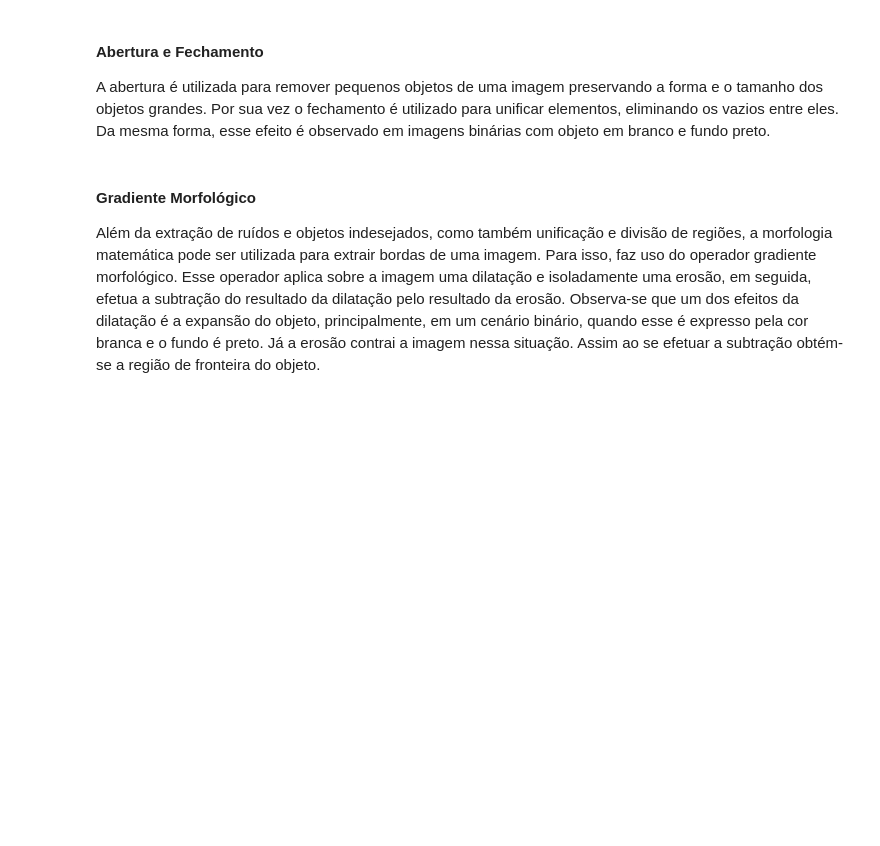
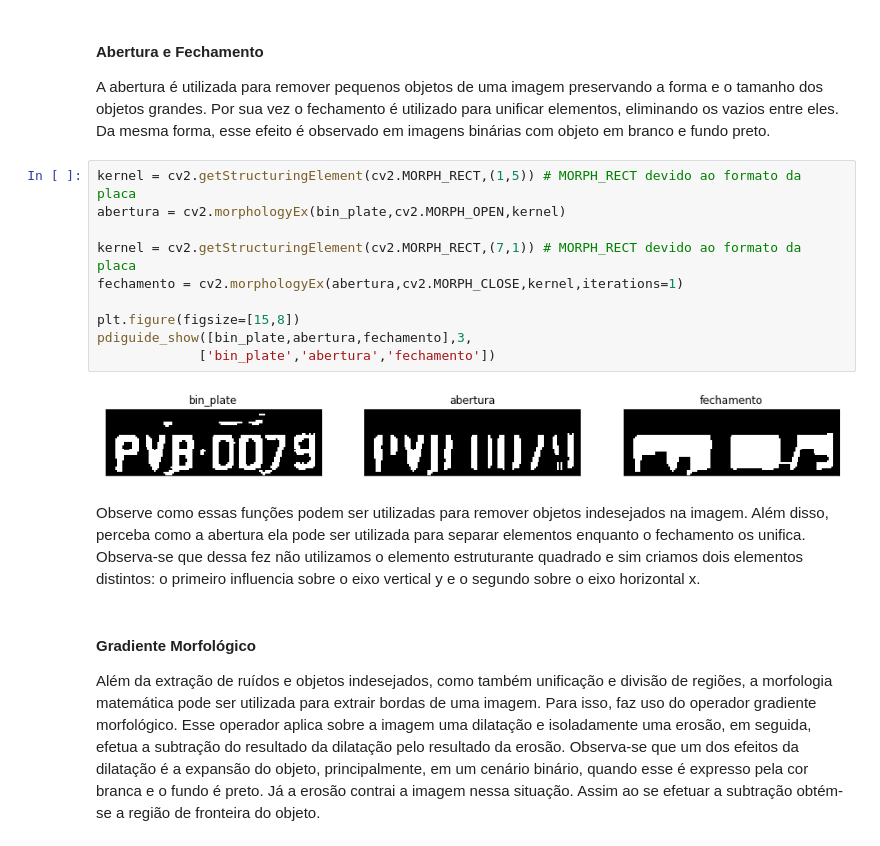
Before and after one commit to LuizPitaAlmeida/GUIA_PDI_PYTHON_ALPR, a Jupyter notebook: Guia/Notebook9-OperadoresMorfologicos.ipynb, the cells around one changed output. Drawn from its saved outputs; the diff is of its cells as text; blank space fills up the shorter version.

```diff
--- a/Guia/Notebook9-OperadoresMorfologicos.ipynb
+++ b/Guia/Notebook9-OperadoresMorfologicos.ipynb
@@ -124,6 +156,20 @@ bordas. Esse efeito é melhor evidenciado em imagens binárias com objeto em bra
 A abertura é utilizada para remover pequenos objetos de uma
 imagem preservando a forma e o tamanho dos objetos grandes. Por sua vez o fechamento
 é utilizado para unificar elementos, eliminando os vazios entre eles. Da mesma forma, esse efeito é observado em imagens binárias com objeto em branco e fundo preto.
+# %%
+kernel = cv2.getStructuringElement(cv2.MORPH_RECT,(1,5)) # MORPH_RECT devido ao formato da placa
+abertura = cv2.morphologyEx(bin_plate,cv2.MORPH_OPEN,kernel)
+
+kernel = cv2.getStructuringElement(cv2.MORPH_RECT,(7,1)) # MORPH_RECT devido ao formato da placa
+fechamento = cv2.morphologyEx(abertura,cv2.MORPH_CLOSE,kernel,iterations=1)
+
+plt.figure(figsize=[15,8])
+pdiguide_show([bin_plate,abertura,fechamento],3,
+             ['bin_plate','abertura','fechamento'])
+# %% [output]
+[figure, added]
+# %% [markdown]
+Observe como essas funções podem ser utilizadas para remover objetos indesejados na imagem. Além disso, perceba como a abertura ela pode ser utilizada para separar elementos enquanto o fechamento os unifica. Observa-se que dessa fez não utilizamos o elemento estruturante quadrado e sim criamos dois elementos distintos: o primeiro influencia sobre o eixo vertical y e o segundo sobre o eixo horizontal x.
 # %% [markdown]
 #### Gradiente Morfológico
 
```
Also changed, not shown: parts of 8 cells of this notebook.
